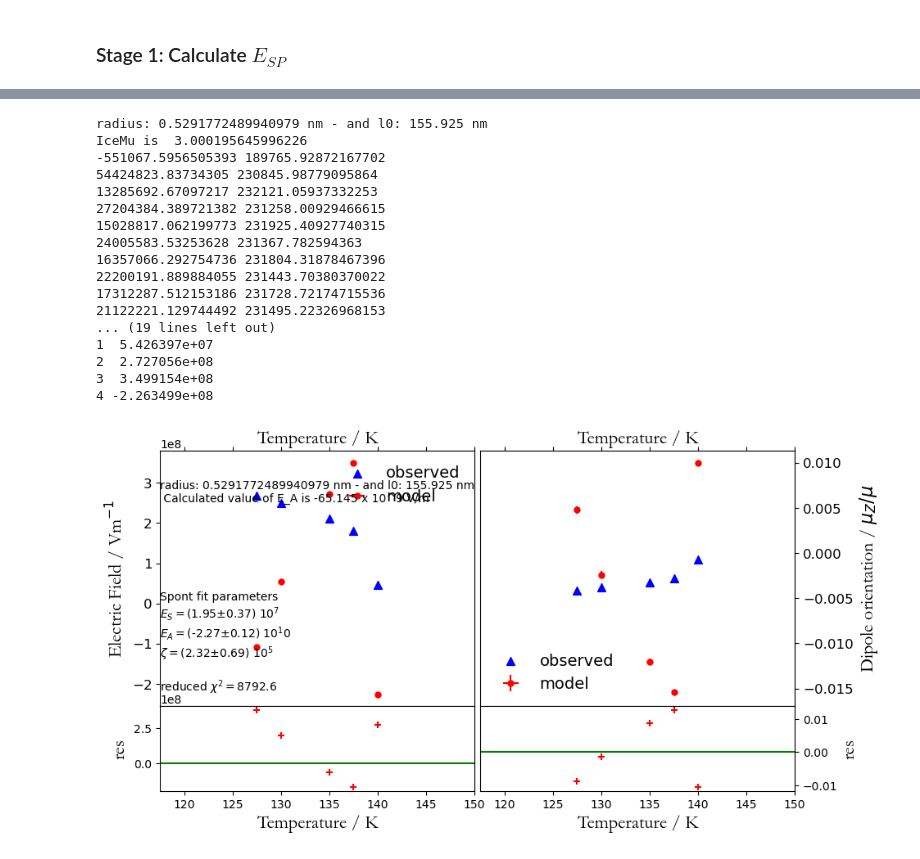
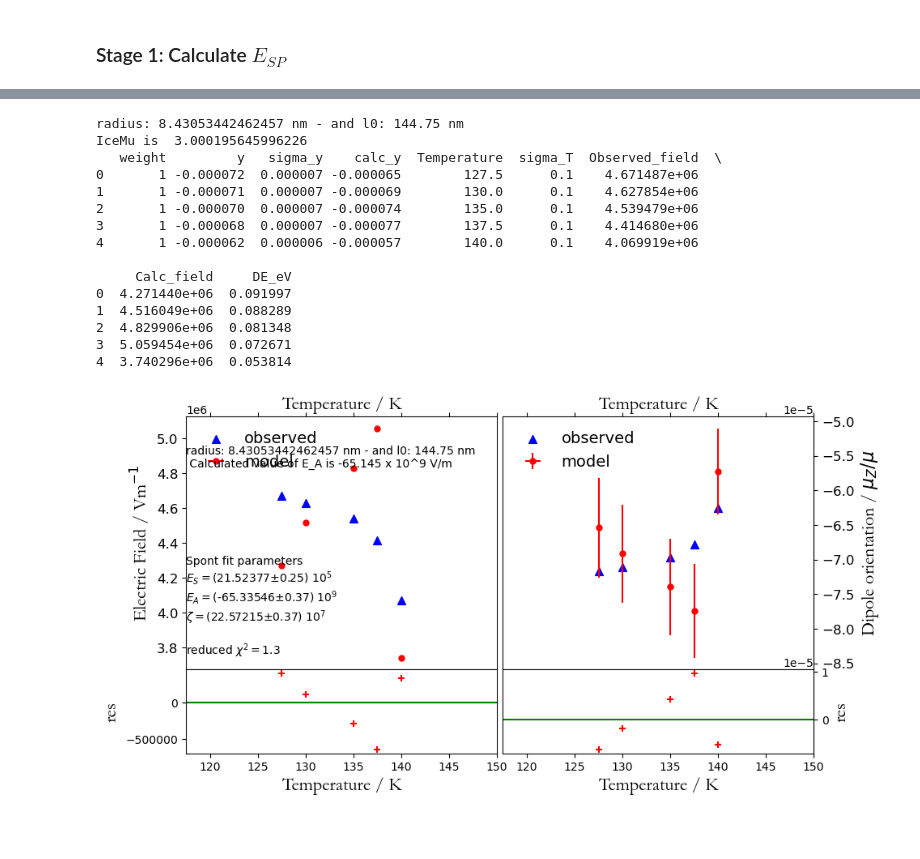
Before and after one commit to cassidy-andrew/VUV_water_spont, a Jupyter notebook: regularising water_v2_Frank's method.ipynb, the cells around one changed output, grey strips where cells are left out. Cells and saved outputs as stored; diff of their text form; code cells hidden in the pictures; blank space fills up the shorter version.

```diff
--- a/regularising water_v2_Frank's method.ipynb
+++ b/regularising water_v2_Frank's method.ipynb
@@ -83,7 +83,7 @@ name='water'
 ### There are two choices here, either fit the 143 nm peak or the 155 nm peak ###
 #---
 
-filename='water_155 positions for Gauss2' #these peak positins come from Rachel's Gaussian fits to water data.
+filename='water_143 positions for Gauss2' #these peak positins come from Rachel's Gaussian fits to water data.
 
 df = pd.read_csv(filename+'.txt', delim_whitespace=True, header=(0))
 #df =  df_all#.head(5) #because there are two data points for films grown at 140 K, and we chose to use the data from the thinner film
@@ -92,7 +92,7 @@ if int(filename[6:9]) == 155:
     l0= 155.925 # lambda_0 in nm
 
 else:
-    l0 = 144.392
+    l0 = 144.392 #144.75
 
 xdataraw = (df.iloc[:,0]) #Temperature K
 ydataraw = (df.iloc[:,1]) #peak position nm
@@ -102,7 +102,7 @@ eps = 1.70712 #- Kofman_2019_ApJ
 mu_0_Debye = 3 # solid state dipole moment since this is known for water and avoids us recalculating it with topping equation
 Omega_SI = 17.35e-30 # volume in m**3 from saga et al. (normally calculated based on polarizability, but don't do it this way for water ice).
 Omega = Omega_SI*18897259886**3 # convert volume to au
-s_nm = 0.37 # David provided this value
+#s_nm = 0.37 # David provided this value
 density = 1
 
 #mu_g_Debye = 1.6489 # D gas phase dipole (MeOH = 1.6489)
@@ -152,6 +152,6 @@ plt.title('energy change induced by the field on the exciton as f(Temp) ' +name)
 plt.xlabel('Temperature / K')
 plt.ylabel('Energy shift from $\lambda_{0}$ / eV')
 
-#print('energy difference between peak position (eV) and ', l0_eV , '(eV) is: \n', DE_eV)
+print('energy difference between peak position (eV) and ', l0_eV , '(eV) is: \n', DE_eV)
 #print('and this energy difference converted to au is \n', DE)
 # %% [output]
@@ -552,6 +563,8 @@ def calc_Esp(r_au, DE): # r in au
     # Get observed values for a starting value of r in au
     Observed_field = Observed_Esp(r_au, DE)
     Observed_alignment = Observed_field/E_A_Vm
+
+
 
     #store these outputs in dataframes
     SpontelData['Observed_field'] = (Observed_field)
@@ -651,6 +664,7 @@ def calc_Esp(r_au, DE): # r in au
             print ("iteration count exceeded: not converged")
 
     # also calculate the quality of the fit (chi-square) dlsqsum
+
     dlsqsum=0
     for i in range(0,ndata) :
         ymodel[i]=Langevin((EScur-EAcur*y[i]+ESzetacur*hTfunc[i]*y[i]*y[i])*IceMu*Ttoau*Debye/Etoau/Temp[i])
@@ -716,6 +730,7 @@ def calc_Esp(r_au, DE): # r in au
     zeta=NeaterOut(zetacur,SigPar[2])
 
     #print(ij_space)
+    SpontelData['DE_eV'] = DE_eV
     print(SpontelData)
     #SpontelData.to_csv('SpontelData.csv', index=False)
     PlotSpontelData(xmin,xmax,Temp,sigT,ymodel_E,Eobs,annotate,xmin_mu,xmax_mu,ymodel,y,sigy,ij_space,res_E,res_mu,E_A_Vm)
@@ -723,28 +738,28 @@ def calc_Esp(r_au, DE): # r in au
     return(SpontelData['Calc_field'])
     #os.chdir('..')
 # %%
-check = calc_Esp(10,DE)
+check = calc_Esp(159.314,DE)
 
-check_1 = Observed_Esp_David(100,DE)
+
+#check_1 = Observed_Esp_David(1600,DE)
+#print(check_1)
 # %% [output]
-radius: 0.5291772489940979 nm - and l0: 155.925 nm
+radius: 8.43053442462457 nm - and l0: 144.75 nm
 IceMu is  3.000195645996226
--551067.5956505393 189765.92872167702
-54424823.83734305 230845.98779095864
-13285692.67097217 232121.05937332253
-27204384.389721382 231258.00929466615
-15028817.062199773 231925.40927740315
-24005583.53253628 231367.782594363
-16357066.292754736 231804.31878467396
-22200191.889884055 231443.70380370022
-17312287.512153186 231728.72174715536
-21122221.129744492 231495.22326968153
-... (19 lines left out)
-1  5.426397e+07
-2  2.727056e+08
-3  3.499154e+08
-4 -2.263499e+08
+   weight         y   sigma_y    calc_y  Temperature  sigma_T  Observed_field  \
+0       1 -0.000072  0.000007 -0.000065        127.5      0.1    4.671487e+06
+1       1 -0.000071  0.000007 -0.000069        130.0      0.1    4.627854e+06
+2       1 -0.000070  0.000007 -0.000074        135.0      0.1    4.539479e+06
+3       1 -0.000068  0.000007 -0.000077        137.5      0.1    4.414680e+06
+4       1 -0.000062  0.000006 -0.000057        140.0      0.1    4.069919e+06
+
+     Calc_field     DE_eV
+0  4.271440e+06  0.091997
+1  4.516049e+06  0.088289
+2  4.829906e+06  0.081348
+3  5.059454e+06  0.072671
+4  3.740296e+06  0.053814
-[figure, old version]
+[figure, new version]
 # %%
 r_nm = 5.2 # best guess at initial "r" in _nm
 r_0 = r_nm*18.897259886 #convert radius_nm to au139.6764#
```
Also changed, not shown: parts of 2 cells of this notebook, 4 other files.
